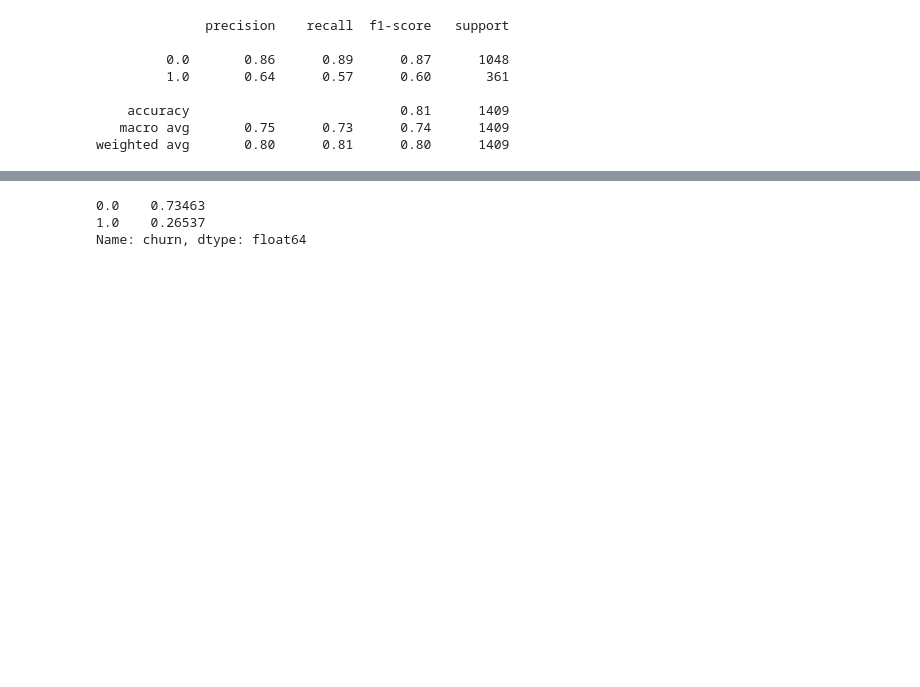
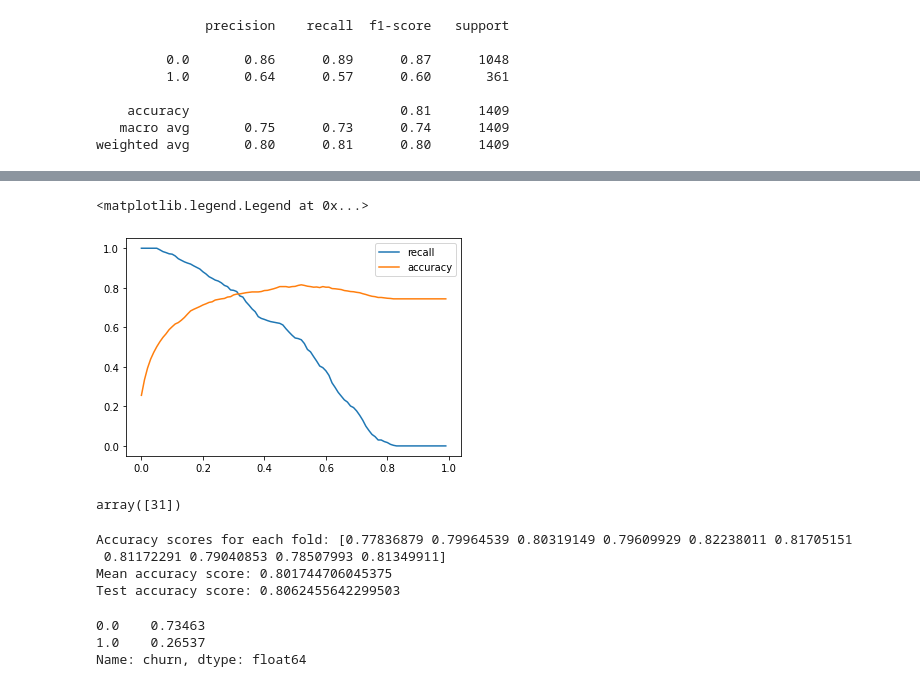
Before and after one commit to GiuseppeManai/ysc4224, a Jupyter notebook: 2.Churn_Model/ChurnModel.ipynb, the cells around one changed output, grey strips where cells are left out. Cells and saved outputs as stored; diff of their text form; code cells hidden in the pictures; blank space fills up the shorter version.

```diff
--- a/2.Churn_Model/ChurnModel.ipynb
+++ b/2.Churn_Model/ChurnModel.ipynb
@@ -451,3 +499,43 @@ metrics.roc_auc_score(y_test, lr_pred)
+# %%
+recall = []
+acc = []
+
+x_test_array = np.array(X_test).reshape(-1,48)
+y_predict_prob = lrboot.predict_proba(x_test_array)
+y_predict_prob_class_1 = y_predict_prob[:,1]
+
+for i in np.arange(0.0, 1.0, 0.01):
+    y_predict_class = [1 if prob > i else 0 for prob in y_predict_prob_class_1]
+    recall.append(round(metrics.recall_score(y_test, y_predict_class),3))
+    acc.append(round(metrics.accuracy_score(y_test, y_predict_class),3))
+# %%
+plt.plot(np.arange(0.0, 1.0, 0.01), recall, label='recall')
+plt.plot(np.arange(0.0, 1.0, 0.01), acc, label='accuracy')
+plt.legend()
+# %% [output]
+<matplotlib.legend.Legend at 0x...>
+[figure, added]
+# %%
+np.argwhere(np.diff(np.sign(np.array(acc) - np.array(recall)))).flatten()
+# %% [output]
+array([31])
+# %%
+log_reg = LogisticRegression(solver='liblinear')
+
+scores = cross_val_score(log_reg, X_train, y_train, cv=10, scoring='accuracy')
+
+print("Accuracy scores for each fold:", scores)
+print("Mean accuracy score:", scores.mean())
+
+log_reg.fit(X_train, y_train)
+
+test_score = log_reg.score(X_test, y_test)
+print("Test accuracy score:", test_score)
+# %% [output]
+Accuracy scores for each fold: [0.77836879 0.79964539 0.80319149 0.79609929 0.82238011 0.81705151
+ 0.81172291 0.79040853 0.78507993 0.81349911]
+Mean accuracy score: 0.801744706045375
+Test accuracy score: 0.8062455642299503
 # %%
 scaled_df['churn'].value_counts()/len(scaled_df)
 # %% [output]
```
Also changed, not shown: parts of 51 cells of this notebook.
